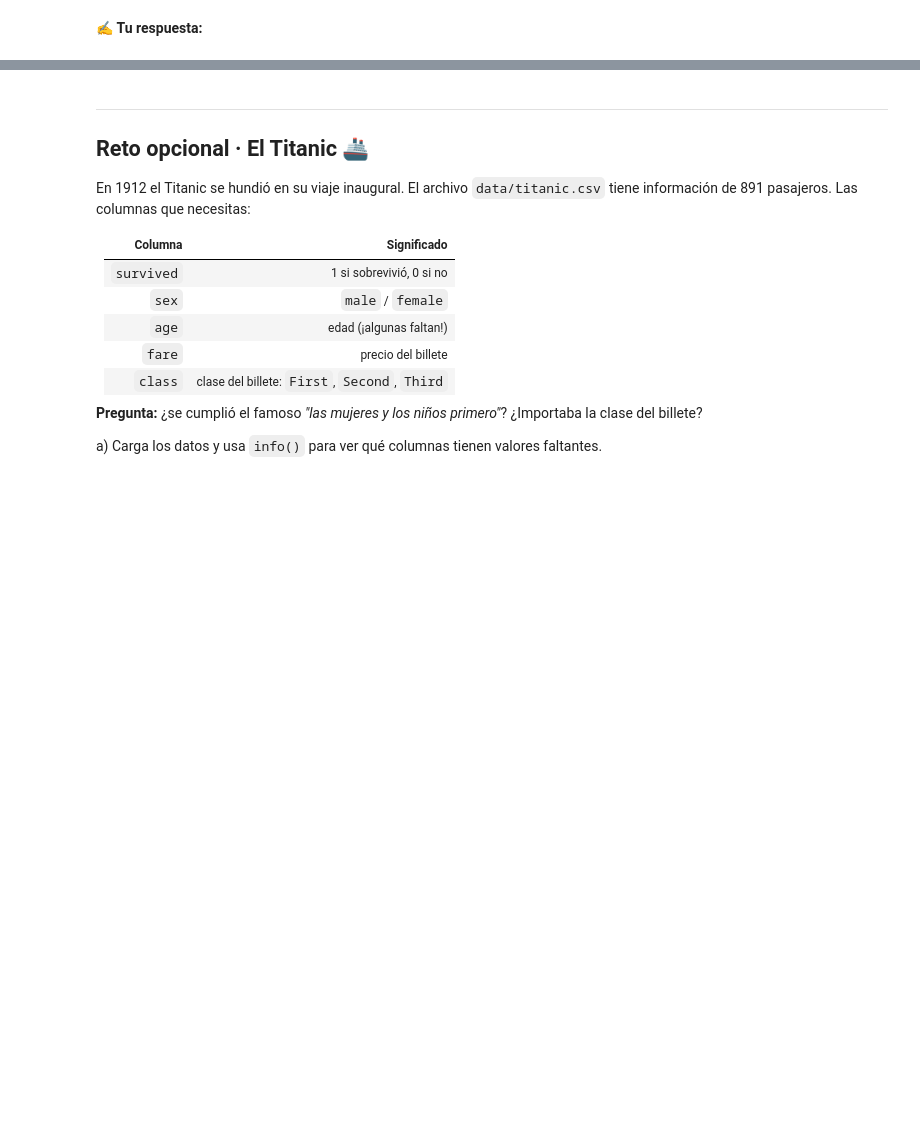
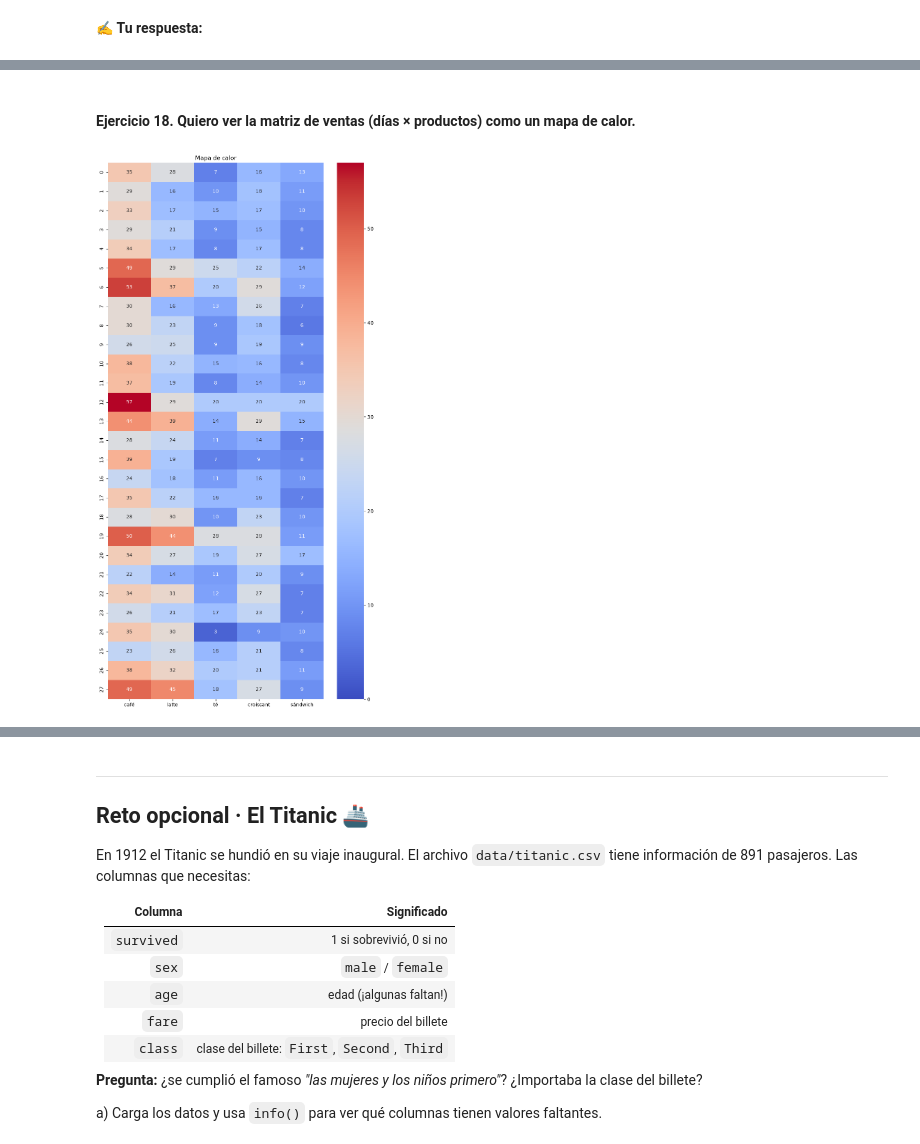
Before and after one commit to Ropia117dot/SamsungInnovation-1-, a Jupyter notebook: workspace/Ejercicios/01_actividad_numpy_pandas.ipynb, the cells around one changed output, grey strips where cells are left out. Drawn from its saved outputs; the diff is of its cells as text; code cells hidden in the pictures; blank space fills up the shorter version.

```diff
--- a/workspace/Ejercicios/01_actividad_numpy_pandas.ipynb
+++ b/workspace/Ejercicios/01_actividad_numpy_pandas.ipynb
@@ -643,0 +834,16 @@ Imagina que el camarero te pregunta: *"¿qué tengo que hacer para conseguir mej
+# %% [markdown]
+#### **Ejercicio 18.** Quiero ver la matriz de ventas (días × productos) como un mapa de calor.
+# %%
+ventasdata= pd.DataFrame(ventas,columns=productos)
+
+fig,ax = plt.subplots(figsize=(10,20))
+sns.heatmap(ventasdata,
+            annot=True,
+            cmap="coolwarm",
+            vmin=0,
+            vmax=ventas.max(),
+            ax=ax)
+ax.set_title("Mapa de calor")
+plt.show()
+# %% [output]
+[figure, added]
```
Also changed, not shown: parts of 62 cells of this notebook, 2 other files.
